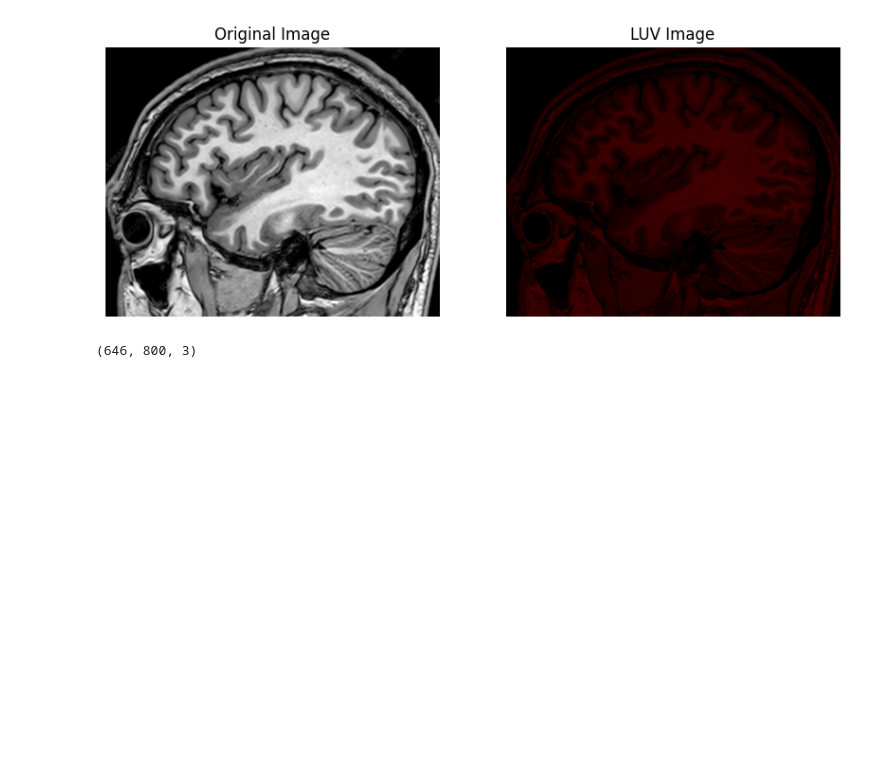
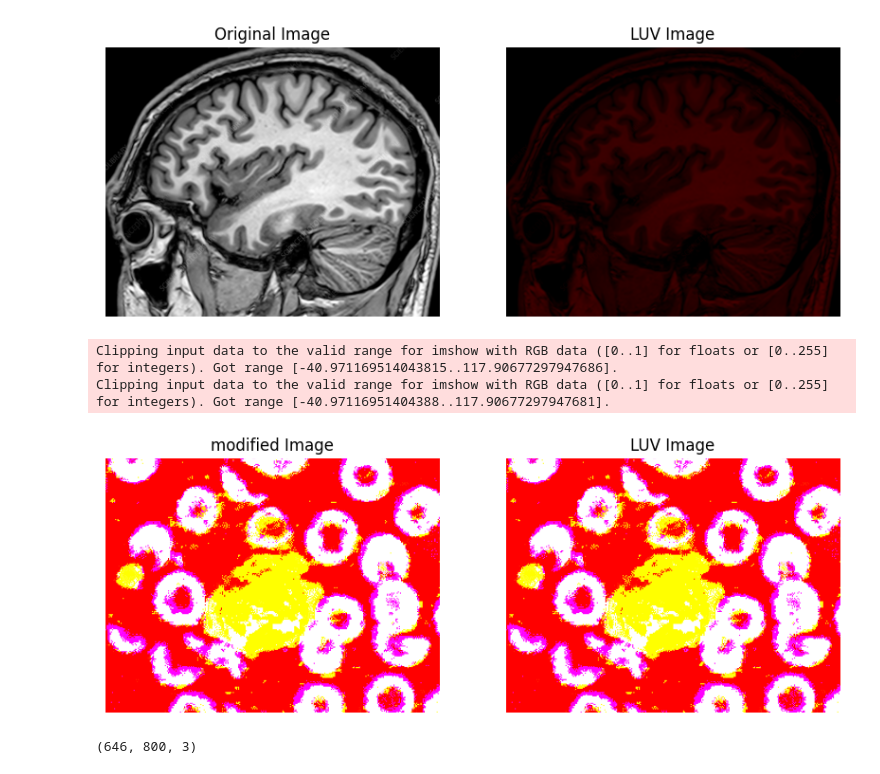
Before and after one commit to MohamedHisham20/CV_threshold_and_segmentation, a Jupyter notebook: feature_growing_segmentation.ipynb, the cells around one changed output. Cells and saved outputs as stored; diff of their text form; code cells hidden in the pictures; blank space fills up the shorter version.

```diff
--- a/feature_growing_segmentation.ipynb
+++ b/feature_growing_segmentation.ipynb
@@ -88,6 +138,27 @@ plt.axis('off')
 plt.show()
 # %% [output]
 [figure]
+# %%
+paper_image = cv2.imread('segment_images/rgb_vs_luv_2.png')
+
+image_luv = rgb_to_luv_vectorized(paper_image)
+image_luv_modified = rgb_to_luv_vectorized_modified(paper_image)
+
+# plot the image and the LUV image
+plt.figure(figsize=(10, 5))
+plt.subplot(1, 2, 1)
+plt.imshow(image_luv_modified)
+plt.title('modified Image')
+plt.axis('off')
+plt.subplot(1, 2, 2)
+plt.imshow(image_luv)
+plt.title('LUV Image')
+plt.axis('off')
+plt.show()
+# %% [output]
+Clipping input data to the valid range for imshow with RGB data ([0..1] for floats or [0..255] for integers). Got range [-40.971169514043815..117.90677297947686].
+Clipping input data to the valid range for imshow with RGB data ([0..1] for floats or [0..255] for integers). Got range [-40.97116951404388..117.90677297947681].
+[figure, added]
 # %%
 image_luv.shape
 # %% [output]
```
Also changed, not shown: parts of 2 cells of this notebook, 4 other files.
